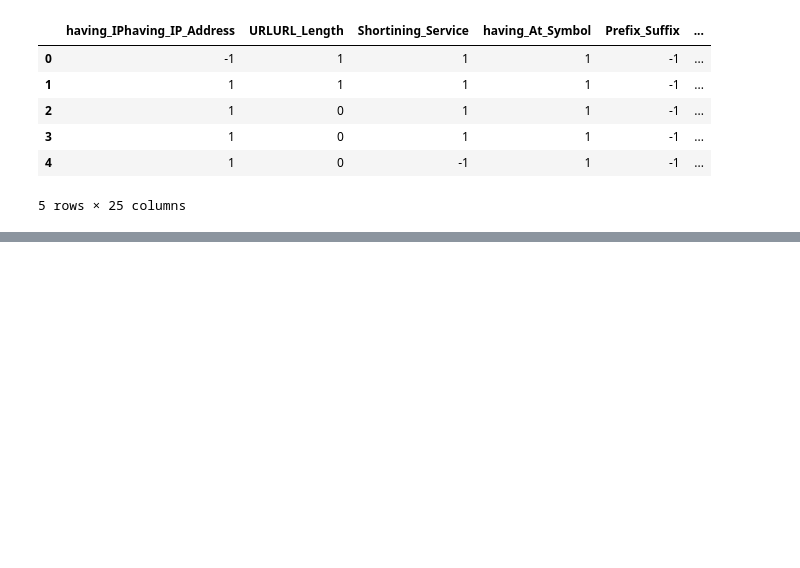
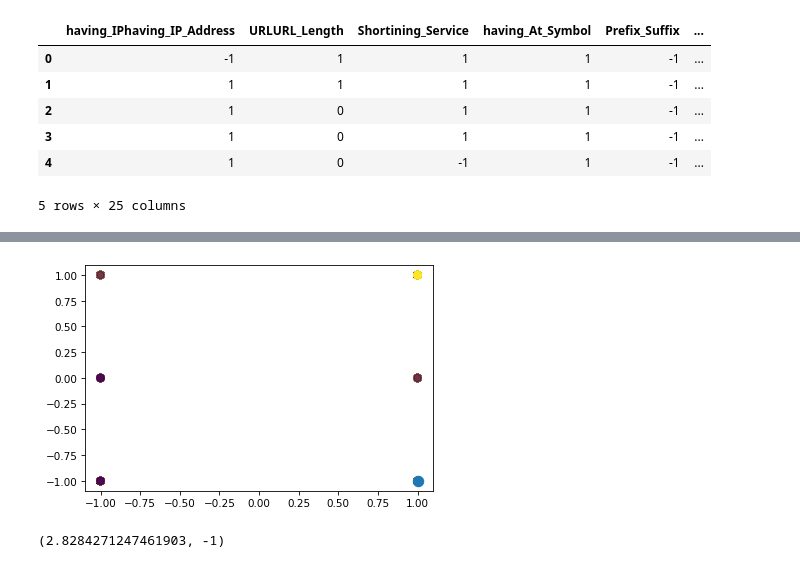
Before and after one commit to madina1211/software-packs-project-phising-website, a Jupyter notebook: Software_packs_project.ipynb, the cells around one changed output, grey strips where cells are left out. Drawn from its saved outputs; the diff is of its cells as text; code cells hidden in the pictures; blank space fills up the shorter version.

```diff
--- a/Software_packs_project.ipynb
+++ b/Software_packs_project.ipynb
@@ -234,0 +250,21 @@ X.head()
+# %%
+X0 = np.array([1, -1])
+_ = plt.figure(dpi=75)
+plt.scatter(X[:,0], X[:,1], s=50, c=y, alpha=0.5)
+plt.scatter(X0[0], X0[1], s=100)
+plt.show()
+# %% [output]
+[figure, added]
+# %%
+def euclidean_distance(x1, x2):
+    return np.sqrt((x1[0] - x2[0])**2 + (x1[1] - x2[1])**2)
+
+distances = []
+for idx in range(len(y)):
+    d = euclidean_distance(X0, X[idx])
+    distances.append((d, y[idx]))
+
+print(distances[0])
+sorted_distances = sorted(distances, key=lambda x: x[0])
+# %% [output]
+(2.8284271247461903, -1)
```
Also changed, not shown: parts of 14 cells of this notebook.
